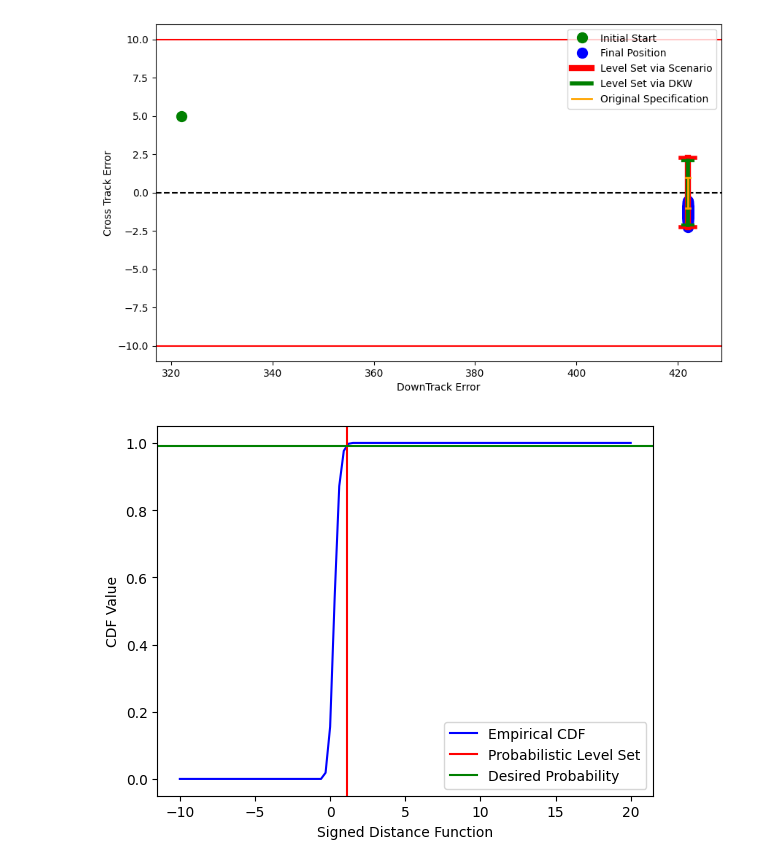
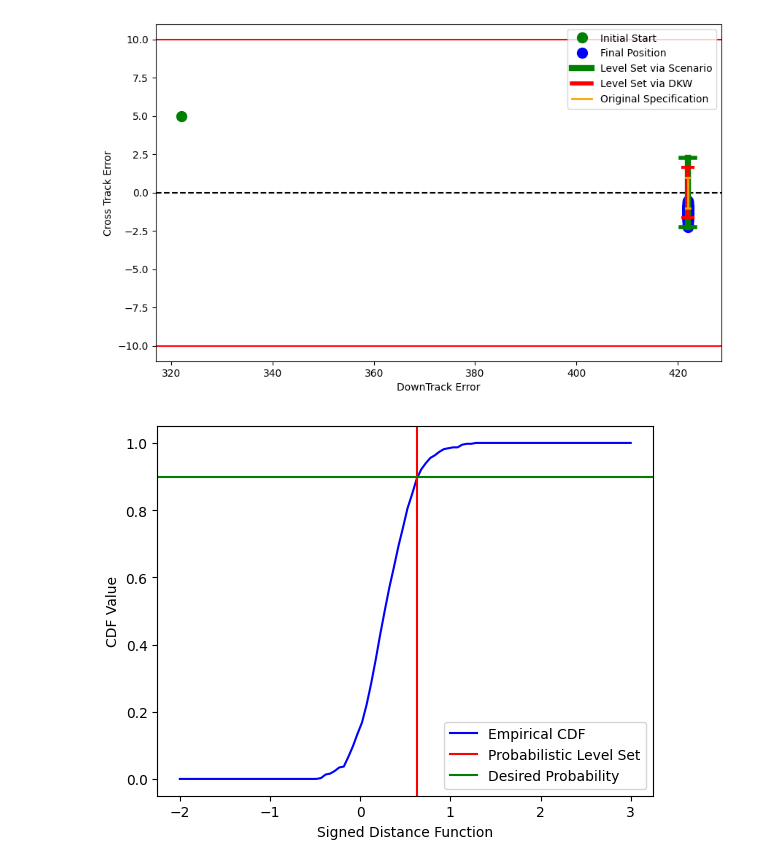
Before and after one commit to vigsiv/SaVer-Toolbox, a Jupyter notebook: examples/TaxiNet/TaxiNet.ipynb, the cells around one changed output. Cells and saved outputs as stored; diff of their text form; code cells hidden in the pictures.

```diff
--- a/examples/TaxiNet/TaxiNet.ipynb
+++ b/examples/TaxiNet/TaxiNet.ipynb
@@ -5,15 +5,12 @@ from nnSampleVerification import sdfs, verifMethods, plotter
 # %%
 betaDKW = 0.001
 epsilonDKW = 0.1
-verifDKW = verifMethods.dkw(epsilonDKW,betaDKW)
-betaScenario = 0.1
-DeltaScenario = 1-0.987
-verifScenario = verifMethods.scenario(DeltaScenario,betaScenario)
-print(verifDKW.num_samples)
-print(verifScenario.num_samples)
+Delta = 1-0.9
+betaScenario = 0.001
+verifScenario = verify.usingScenario(betaScenario,Delta)
 
 # Import TaxiRun h5 using pandas
-f = h5py.File('./TaxiRunFixedCopy.h5', 'r')
+f = h5py.File('./TaxiRunFixed.h5', 'r')
 tot_full_runs = 408
 y_pos = np.zeros((tot_full_runs,1))
 
@@ -33,7 +30,7 @@ verifScenario.addSamples(samples[0:verifScenario.num_samples])
 # Center of the norm-ball
 center = np.array(0.0)
 zero_radius_fixed = np.array(1)
-normSDF = sdfs.norm(center,zero_radius_fixed,norm=1)
+normSDF = signedDistanceFunction.norm(center,zero_radius_fixed,norm=1)
 
 # Add SDF:
 verifDKW.addSpecification(normSDF)
@@ -43,12 +40,12 @@ verifScenario.addSpecification(normSDF)
 verifDKW.findZeroOne(0.1)
 print(verifDKW.zeroOne)
 
-levelProb = 0.99
+levelProb = 0.9
 levelSetDKW = verifDKW.findLevelSet(levelProb)
 levelSetScenario = verifScenario.findLevelSet()
 
 
 print("DKW Level-Set: " + str(levelSetDKW))
-print("DKW Level-Set Probability: " + str(verifDKW.empiricalCDFGen(levelSetDKW)))
+print("DKW Level-Set Probability: " + str(verifDKW.empiricalCDF(levelSetDKW)))
 print("Scenario Level-Set: " + str(levelSetScenario))
 # %% [output]
@@ -64,40 +67,40 @@ import matplotlib.pyplot as plt
 # Create a plot
 plt.figure(figsize=(10, 6))
 
 # Add horizontal lines at 10 and -10
 plt.axhline(y=10, color='r', linestyle='-')
 plt.axhline(y=-10, color='r', linestyle='-')
 plt.axhline(y=0, color='k', linestyle='--')
 
 # Plot the samples
 plt.plot(322,5, 'og', label='Initial Start', markersize=10)
 plt.plot(422*np.ones(samples.shape[0]),samples, 'o', label='Final Position', markersize=10, color='blue')
 
-plt.plot([422, 422], [-1-levelSetScenario, 1+levelSetScenario], '-', color='red', linewidth=6, label='Level Set via Scenario')
-plt.plot([420.5, 423.5], [1+levelSetScenario, 1+levelSetScenario], '-', color='red', linewidth=4)
-plt.plot([420.5, 423.5], [-1-levelSetScenario, -1-levelSetScenario], '-', color='red',linewidth=4)
-plt.plot([422, 422], [-1-levelSetDKW, 1+levelSetDKW], '-', color='green', linewidth=4, label='Level Set via DKW')
-plt.plot([421, 423], [1+levelSetDKW, 1+levelSetDKW], '-', color='green', linewidth=3)
-plt.plot([421, 423], [-1-levelSetDKW, -1-levelSetDKW], '-', color='green',linewidth=3)
+plt.plot([422, 422], [-1-levelSetScenario, 1+levelSetScenario], '-', color='green', linewidth=6, label='Level Set via Scenario')
+plt.plot([420.5, 423.5], [1+levelSetScenario, 1+levelSetScenario], '-', color='green', linewidth=4)
+plt.plot([420.5, 423.5], [-1-levelSetScenario, -1-levelSetScenario], '-', color='green',linewidth=4)
+plt.plot([422, 422], [-1-levelSetDKW, 1+levelSetDKW], '-', color='red', linewidth=4, label='Level Set via DKW')
+plt.plot([421, 423], [1+levelSetDKW, 1+levelSetDKW], '-', color='red', linewidth=3)
+plt.plot([421, 423], [-1-levelSetDKW, -1-levelSetDKW], '-', color='red',linewidth=3)
 # Add box and whisker like lines at y = ±1.5 and x = 422
 plt.plot([422, 422], [-1, 1], '-', color='orange', linewidth=2)
 plt.plot([421.5, 422.5], [1, 1], '-', color='orange', linewidth=2)
 plt.plot([421.5, 422.5], [-1, -1], '-', color='orange',linewidth=2, label='Original Specification')
 
 
 
 
 # Add labels and title
 plt.xlabel('DownTrack Error')
 plt.ylabel('Cross Track Error')
 
 plt.legend(loc='best')
 
 # Show the plot
 plt.show()
 
-evalPts = np.linspace(-10,20,100)
-plotter.histogramPlot(verifDKW.empiricalCDFGen,evalPts,levelSetDKW,levelProb)
+evalPts = np.linspace(-2,3,100)
+plotter.histogramPlot(verifDKW.empiricalCDF,evalPts,levelSetDKW,levelProb)
 # %% [output]
-[figure, old version]
+[figure, new version]
-[figure, old version]
+[figure, new version]
```
Also changed, not shown: parts of 2 cells of this notebook, 6 other files.
